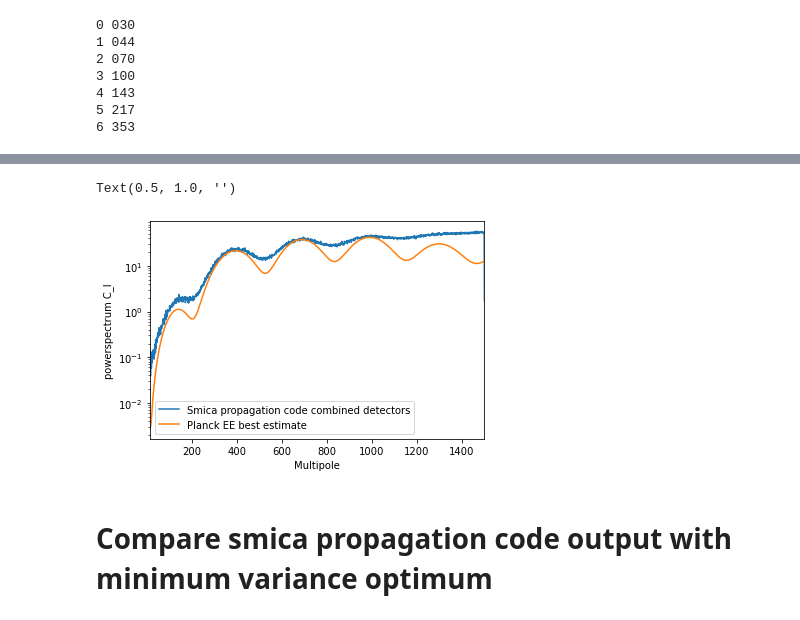
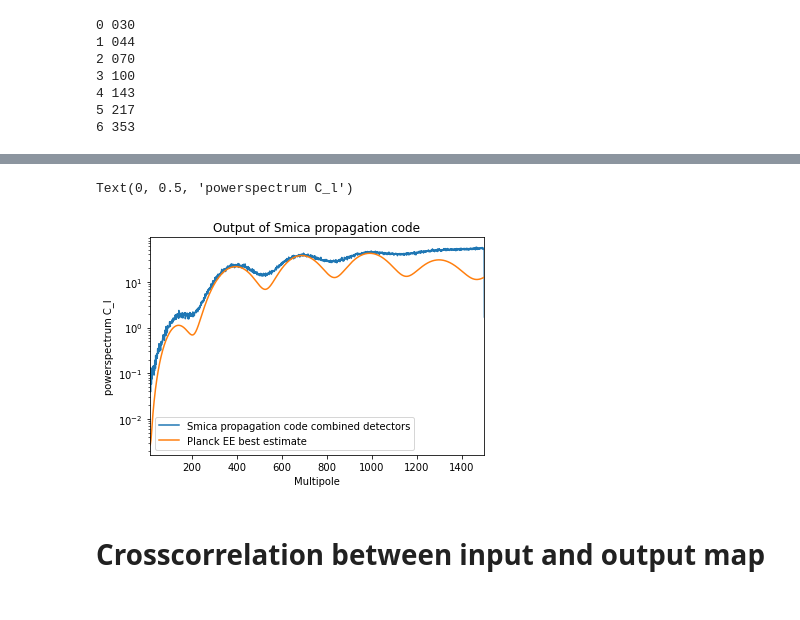
Before and after one commit to Sebastian-Belkner/component_separation, a Jupyter notebook: notebooks/smica_propag.ipynb, the cells around one changed output, grey strips where cells are left out. Drawn from its saved outputs; the diff is of its cells as text; code cells hidden in the pictures.

```diff
--- a/notebooks/smica_propag.ipynb
+++ b/notebooks/smica_propag.ipynb
@@ -53,7 +51,6 @@ cov_lS_EE = np.ones((ndet,ndet,lmax+1)) * C_lS_EE * 1e12
 # %% [output]
 loaded {'030': '/global/cfs/cdirs/cmb/data/planck2020/npipe/npipe6v20_sim/0200/npipe6v20_030_map.fits', '044': '/global/cfs/cdirs/cmb/data/planck2020/npipe/npipe6v20_sim/0200/npipe6v20_044_map.fits',  ...
 # %%
-almT, almE, almB = dict(), dict(), dict()
 for name in names[:-2]:
     alms = hp.map2alm(hp.ud_grade(data[name], nside_out=nside), lmax, iter=0) # full sky QU->EB
     almT[name] = alms[0]
@@ -92,17 +87,16 @@ cl = hp.anafast(CMB["TQU"])
 # %%
 for n in [1]:#range(1):
     plt.plot(cl[n,:]*hpf.llp1e12(np.array(range(1536))), label='Smica propagation code combined detectors')
 plt.plot(D_lS_EE, label= "Planck EE best estimate")
 plt.yscale('log')
 plt.legend()
 plt.title("Output of Smica propagation code")
 # plt.ylim((1e-16,1e-14))
 plt.xlim((10,1500))
 plt.xlabel('Multipole')
 plt.ylabel('powerspectrum C_l')
-plt.title("")
 # %% [output]
-Text(0.5, 1.0, '')
+Text(0, 0.5, 'powerspectrum C_l')
-[figure, old version]
+[figure, new version]
-# %% [markdown]
-# Compare smica propagation code output with minimum variance optimum
+# %% [markdown]
+# Crosscorrelation between input and output map
```
Also changed, not shown: parts of 17 cells of this notebook, 9 other files.
